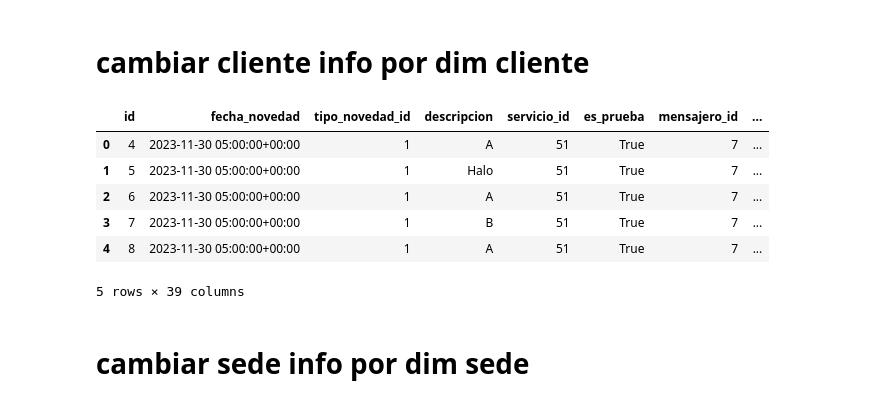
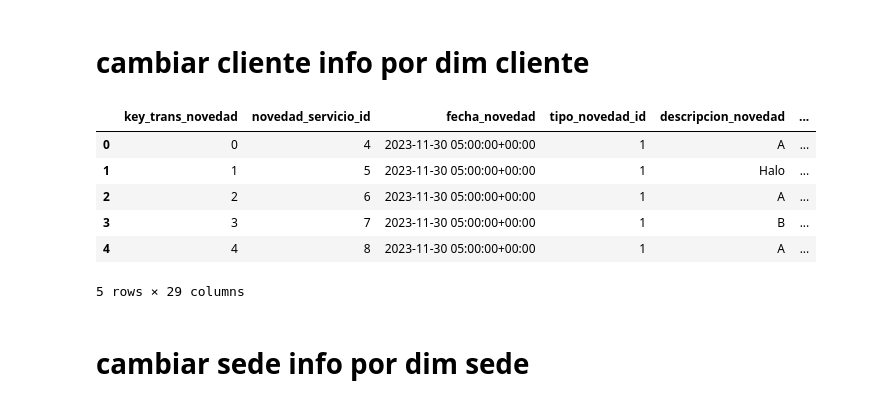
Before and after one commit to NathaMoraHSB/ETL-RapidosYFuriosos, a Jupyter notebook: notebooks/trans_novedades.ipynb, the cells around one changed output. Cells and saved outputs as stored; diff of their text form; code cells hidden in the pictures.

```diff
--- a/notebooks/trans_novedades.ipynb
+++ b/notebooks/trans_novedades.ipynb
@@ -85,0 +29,3 @@ df_datamart.head()
+# %%
+df_datamart= pd.read_sql('SELECT * FROM public.trans_novedades', etl_conn)
+df_datamart.head()
@@ -105,22 +59,19 @@ df_dim_fecha.head()
 # %%
 # Merge para obtener key_dim_cliente basado en cliente_id
 df_datamart = df_datamart.merge(df_dim_cliente[['cliente_id', 'key_dim_cliente']],
                                 on='cliente_id',
                                 how='left')
 # Eliminar la columna cliente_id original
 df_datamart.drop(columns=['cliente_id'], inplace=True)
 
-# Renombrar la columna a cliente_id si es necesario
-df_datamart.rename(columns={'key_dim_cliente': 'cliente_id'}, inplace=True)
-
 df_datamart.head()
 # %% [output]
-|  | id | fecha_novedad | tipo_novedad_id | descripcion | servicio_id | es_prueba | mensajero_id | ... |
-| 0 | 4 | 2023-11-30 05:00:00+00:00 | 1 | A | 51 | True | 7 | ... |
-| 1 | 5 | 2023-11-30 05:00:00+00:00 | 1 | Halo | 51 | True | 7 | ... |
-| 2 | 6 | 2023-11-30 05:00:00+00:00 | 1 | A | 51 | True | 7 | ... |
-| 3 | 7 | 2023-11-30 05:00:00+00:00 | 1 | B | 51 | True | 7 | ... |
-| 4 | 8 | 2023-11-30 05:00:00+00:00 | 1 | A | 51 | True | 7 | ... |
+|  | key_trans_novedad | novedad_servicio_id | fecha_novedad | tipo_novedad_id | descripcion_novedad | ... |
+| 0 | 0 | 4 | 2023-11-30 05:00:00+00:00 | 1 | A | ... |
+| 1 | 1 | 5 | 2023-11-30 05:00:00+00:00 | 1 | Halo | ... |
+| 2 | 2 | 6 | 2023-11-30 05:00:00+00:00 | 1 | A | ... |
+| 3 | 3 | 7 | 2023-11-30 05:00:00+00:00 | 1 | B | ... |
+| 4 | 4 | 8 | 2023-11-30 05:00:00+00:00 | 1 | A | ... |
-5 rows × 39 columns
+5 rows × 29 columns
 # %% [markdown]
 # cambiar sede info por dim sede
```
Also changed, not shown: parts of 17 cells of this notebook, 5 other files.
